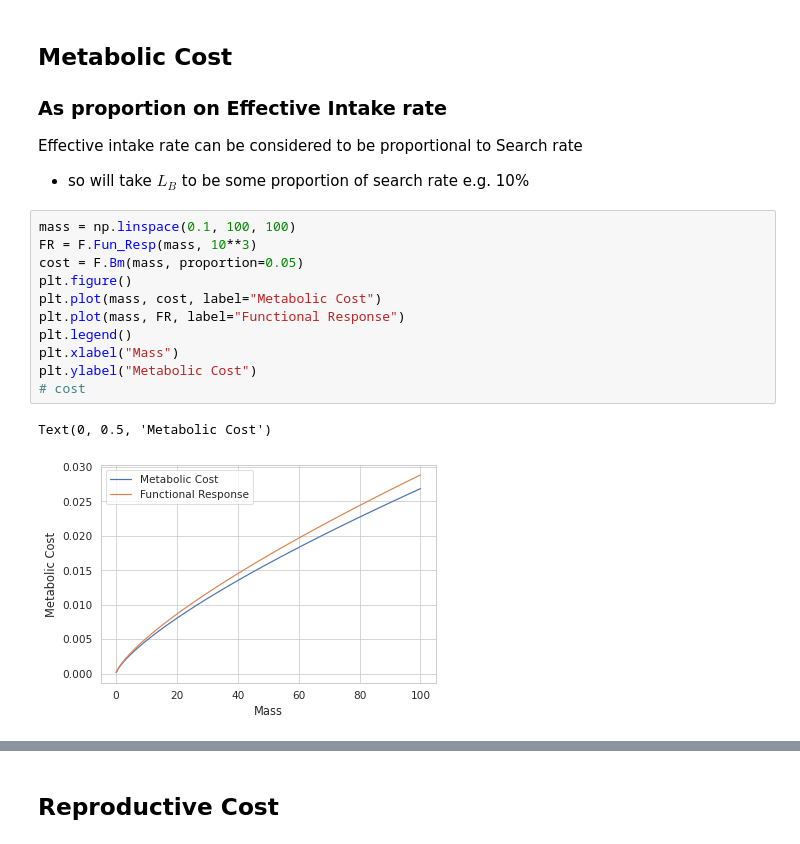
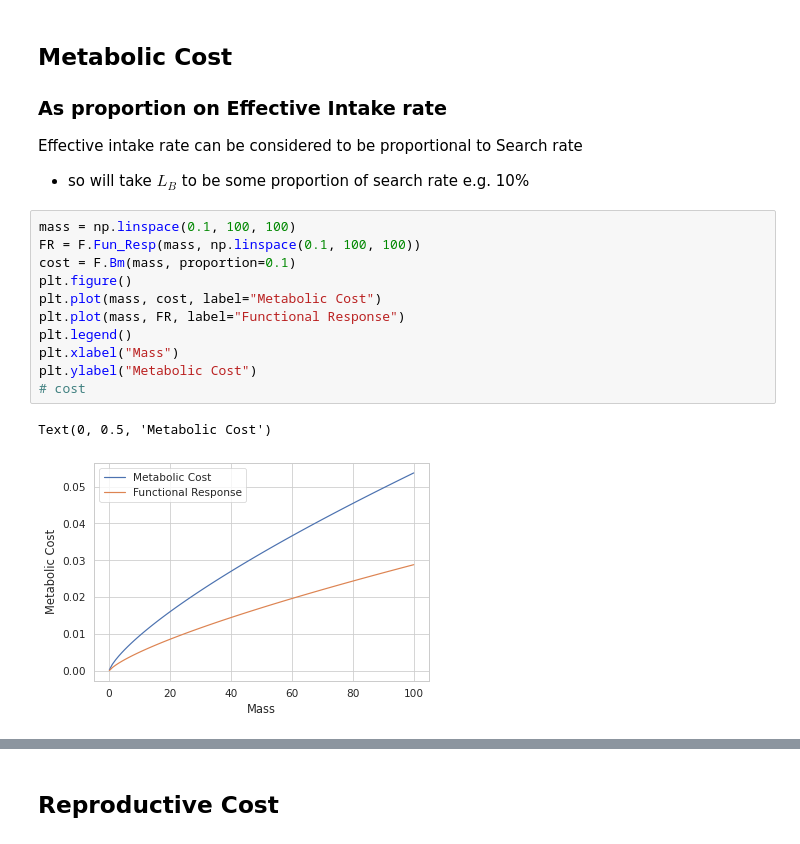
Before and after one commit to Don-Burns/Masters_Project, a Jupyter notebook: code/Supply_Model.ipynb, the cells around one changed output, grey strips where cells are left out. Cells and saved outputs as stored; diff of their text form.

```diff
--- a/code/Supply_Model.ipynb
+++ b/code/Supply_Model.ipynb
@@ -462,17 +449,17 @@ Effective intake rate can be considered to be proportional to Search rate
 - so will take $L_B$ to be some proportion of search rate e.g. 10%
 # %%
 mass = np.linspace(0.1, 100, 100)
-FR = F.Fun_Resp(mass, 10**3)
-cost = F.Bm(mass, proportion=0.05)
+FR = F.Fun_Resp(mass, np.linspace(0.1, 100, 100))
+cost = F.Bm(mass, proportion=0.1)
 plt.figure()
 plt.plot(mass, cost, label="Metabolic Cost")
 plt.plot(mass, FR, label="Functional Response")
 plt.legend()
 plt.xlabel("Mass")
 plt.ylabel("Metabolic Cost")
 # cost
 # %% [output]
 Text(0, 0.5, 'Metabolic Cost')
-[figure, old version]
+[figure, new version]
 # %%
 m0 = 0.1
```
Also changed, not shown: parts of 15 cells of this notebook.
